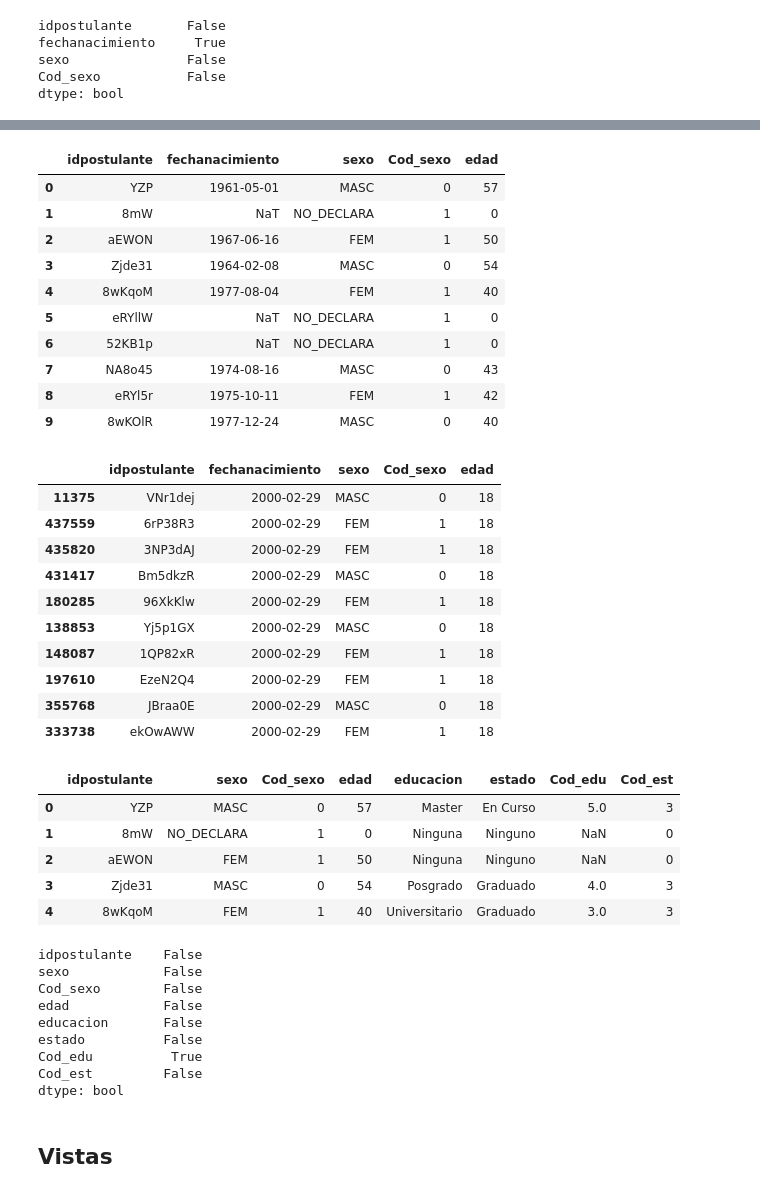
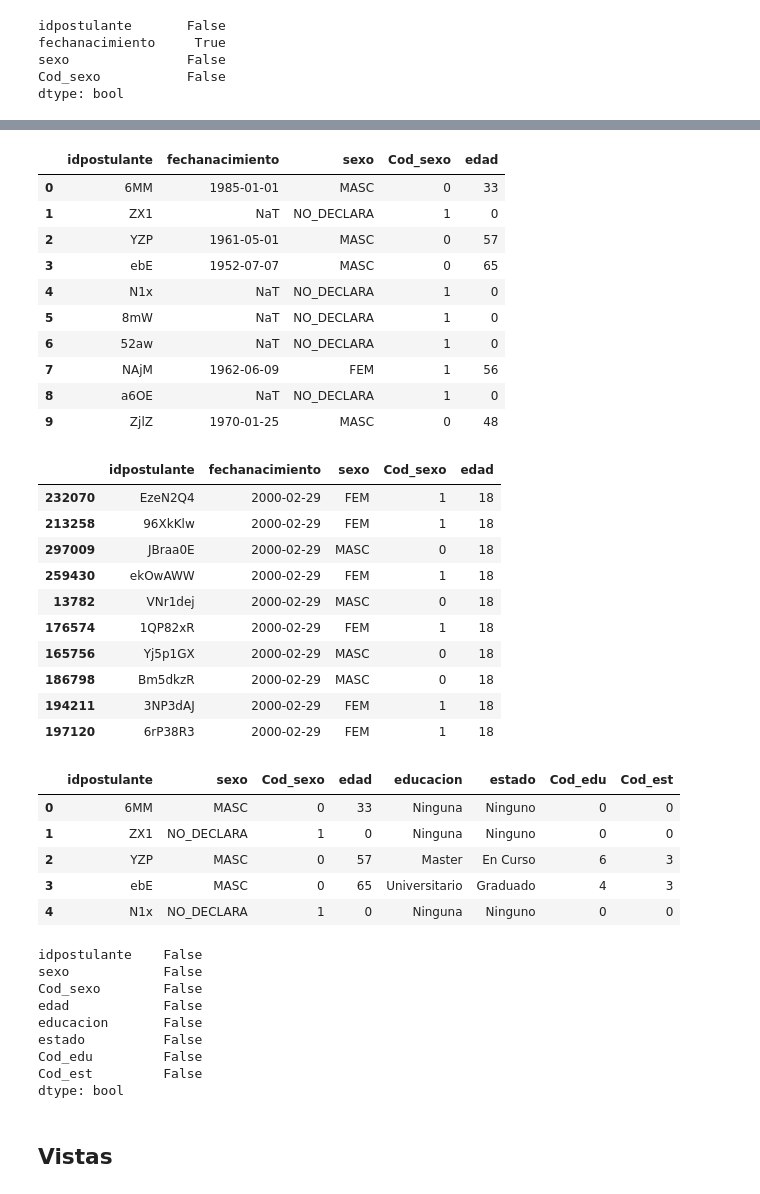
Before and after one commit to Mariano95/Analisis-exploratorio-de-datos, a Jupyter notebook: TP2.ipynb, the cells around one changed output, grey strips where cells are left out. Saved outputs shown, nothing was run; the diff lists cells and outputs as text; code cells hidden in the pictures.

```diff
--- a/TP2.ipynb
+++ b/TP2.ipynb
@@ -27,15 +28,13 @@ postulantes_genero_y_edad_hasta_15_abril = pd.read_csv('Datos/fiuba_hasta_15_abr
 postulantes_educacion_original = pd.read_csv('Datos/datos_navent_fiuba/fiuba_1_postulantes_educacion.csv')
 postulantes_genero_y_edad_original = pd.read_csv('Datos/datos_navent_fiuba/fiuba_2_postulantes_genero_y_edad.csv')
 # %%
+#Concateno datos de los tres sets y filtro postulantes repetidos
+
 postulantes_genero_y_edad = pd.concat([postulantes_genero_y_edad_desde_15_Abril,postulantes_genero_y_edad_hasta_15_abril,postulantes_genero_y_edad_original], axis=0)
 postulantes_genero_y_edad = postulantes_genero_y_edad.drop_duplicates('idpostulante')
+
+postulantes_educacion = pd.concat([postulantes_educacion_desde_15_Abril,postulantes_educacion_hasta_15_abril,postulantes_educacion_original], axis=0)
+postulantes_educacion = postulantes_educacion.drop_duplicates('idpostulante')
-# %%
-#Descarto los postulantes que están presentes en el set de prueba
-
-postulantes_genero_y_edad = postulantes_genero_y_edad.set_index('idpostulante').drop(test_final_100k_.drop_duplicates('idpostulante').idpostulante).reset_index()
-# %%
-postulantes_educacion = pd.concat([postulantes_educacion_desde_15_Abril,postulantes_educacion_hasta_15_abril,postulantes_educacion_original], axis=0)
-postulantes_educacion = postulantes_educacion
 # %%
 #Renombro las columnas a un nombre más apropiado
 
@@ -58,13 +57,14 @@ Abandonado     95117
 Name: estado, dtype: int64
 # %%
 #Para cada postulante, me interesa quedarme solamente con la mayor de sus educaciones
+#Codifico variables categóricas en forma numérica para que luego puedan procesarlas los algoritmos.
 
-postulantes_educacion['Cod_edu'] = np.array([0 if e == 'Secundario' else
-                                             1 if e == 'Otro' else
-                                             2 if e == 'Terciario/Técnico' else
-                                             3 if e == 'Universitario' else
-                                             4 if e == 'Posgrado' else
-                                             5 if e == 'Master' else 6 for e in postulantes_educacion.educacion])
+postulantes_educacion['Cod_edu'] = np.array([1 if e == 'Secundario' else
+                                             2 if e == 'Otro' else
+                                             3 if e == 'Terciario/Técnico' else
+                                             4 if e == 'Universitario' else
+                                             5 if e == 'Posgrado' else
+                                             6 if e == 'Master' else 7 for e in postulantes_educacion.educacion])
 
 postulantes_educacion['Cod_est'] = np.array([1 if e == 'Abandonado' else
                                              2 if e == 'En curso' else 3 for e in postulantes_educacion.estado])
@@ -115,16 +115,16 @@ postulantes_genero_y_edad['edad'] = postulantes_genero_y_edad['edad'].astype(int
 postulantes_genero_y_edad.head(10)
 # %% [output]
 |  | idpostulante | fechanacimiento | sexo | Cod_sexo | edad |
-| 0 | YZP | 1961-05-01 | MASC | 0 | 57 |
-| 1 | 8mW | NaT | NO_DECLARA | 1 | 0 |
-| 2 | aEWON | 1967-06-16 | FEM | 1 | 50 |
-| 3 | Zjde31 | 1964-02-08 | MASC | 0 | 54 |
-| 4 | 8wKqoM | 1977-08-04 | FEM | 1 | 40 |
-| 5 | eRYllW | NaT | NO_DECLARA | 1 | 0 |
-| 6 | 52KB1p | NaT | NO_DECLARA | 1 | 0 |
-| 7 | NA8o45 | 1974-08-16 | MASC | 0 | 43 |
-| 8 | eRYl5r | 1975-10-11 | FEM | 1 | 42 |
-| 9 | 8wKOlR | 1977-12-24 | MASC | 0 | 40 |
+| 0 | 6MM | 1985-01-01 | MASC | 0 | 33 |
+| 1 | ZX1 | NaT | NO_DECLARA | 1 | 0 |
+| 2 | YZP | 1961-05-01 | MASC | 0 | 57 |
+| 3 | ebE | 1952-07-07 | MASC | 0 | 65 |
+| 4 | N1x | NaT | NO_DECLARA | 1 | 0 |
+| 5 | 8mW | NaT | NO_DECLARA | 1 | 0 |
+| 6 | 52aw | NaT | NO_DECLARA | 1 | 0 |
+| 7 | NAjM | 1962-06-09 | FEM | 1 | 56 |
+| 8 | a6OE | NaT | NO_DECLARA | 1 | 0 |
+| 9 | ZjlZ | 1970-01-25 | MASC | 0 | 48 |
 # %%
 #Reviso la edad de las personas que cumplen años el 29/02
 
@@ -132,32 +132,33 @@ postulantes_nacidos_en_febrero = postulantes_genero_y_edad.loc[postulantes_gener
 postulantes_nacidos_en_febrero.loc[postulantes_nacidos_en_febrero['fechanacimiento'].dt.day == 29].sort_values('fechanacimiento',ascending = False).head(10)
 # %% [output]
 |  | idpostulante | fechanacimiento | sexo | Cod_sexo | edad |
-| 11375 | VNr1dej | 2000-02-29 | MASC | 0 | 18 |
-| 437559 | 6rP38R3 | 2000-02-29 | FEM | 1 | 18 |
-| 435820 | 3NP3dAJ | 2000-02-29 | FEM | 1 | 18 |
-| 431417 | Bm5dkzR | 2000-02-29 | MASC | 0 | 18 |
-| 180285 | 96XkKlw | 2000-02-29 | FEM | 1 | 18 |
-| 138853 | Yj5p1GX | 2000-02-29 | MASC | 0 | 18 |
-| 148087 | 1QP82xR | 2000-02-29 | FEM | 1 | 18 |
-| 197610 | EzeN2Q4 | 2000-02-29 | FEM | 1 | 18 |
-| 355768 | JBraa0E | 2000-02-29 | MASC | 0 | 18 |
-| 333738 | ekOwAWW | 2000-02-29 | FEM | 1 | 18 |
+| 232070 | EzeN2Q4 | 2000-02-29 | FEM | 1 | 18 |
+| 213258 | 96XkKlw | 2000-02-29 | FEM | 1 | 18 |
+| 297009 | JBraa0E | 2000-02-29 | MASC | 0 | 18 |
+| 259430 | ekOwAWW | 2000-02-29 | FEM | 1 | 18 |
+| 13782 | VNr1dej | 2000-02-29 | MASC | 0 | 18 |
+| 176574 | 1QP82xR | 2000-02-29 | FEM | 1 | 18 |
+| 165756 | Yj5p1GX | 2000-02-29 | MASC | 0 | 18 |
+| 186798 | Bm5dkzR | 2000-02-29 | MASC | 0 | 18 |
+| 194211 | 3NP3dAJ | 2000-02-29 | FEM | 1 | 18 |
+| 197120 | 6rP38R3 | 2000-02-29 | FEM | 1 | 18 |
 # %%
 #Merge de los datos de los postulantes
 
 postulantes = pd.merge(postulantes_genero_y_edad,postulantes_educacion,how='left',on='idpostulante')
 postulantes['educacion'] = postulantes['educacion'].fillna('Ninguna')
 postulantes['estado'] = postulantes['estado'].fillna('Ninguno')
 postulantes['Cod_est'] = postulantes['Cod_est'].fillna('0')
+postulantes['Cod_edu'] = postulantes['Cod_edu'].fillna('0')
 postulantes = postulantes.drop(['fechanacimiento'],axis=1)
 postulantes.head()
 # %% [output]
 |  | idpostulante | sexo | Cod_sexo | edad | educacion | estado | Cod_edu | Cod_est |
-| 0 | YZP | MASC | 0 | 57 | Master | En Curso | 5.0 | 3 |
-| 1 | 8mW | NO_DECLARA | 1 | 0 | Ninguna | Ninguno | NaN | 0 |
-| 2 | aEWON | FEM | 1 | 50 | Ninguna | Ninguno | NaN | 0 |
-| 3 | Zjde31 | MASC | 0 | 54 | Posgrado | Graduado | 4.0 | 3 |
-| 4 | 8wKqoM | FEM | 1 | 40 | Universitario | Graduado | 3.0 | 3 |
+| 0 | 6MM | MASC | 0 | 33 | Ninguna | Ninguno | 0 | 0 |
+| 1 | ZX1 | NO_DECLARA | 1 | 0 | Ninguna | Ninguno | 0 | 0 |
+| 2 | YZP | MASC | 0 | 57 | Master | En Curso | 6 | 3 |
+| 3 | ebE | MASC | 0 | 65 | Universitario | Graduado | 4 | 3 |
+| 4 | N1x | NO_DECLARA | 1 | 0 | Ninguna | Ninguno | 0 | 0 |
 # %%
 postulantes.isnull().any()
 # %% [output]
@@ -167,7 +168,7 @@ Cod_sexo        False
 edad            False
 educacion       False
 estado          False
-Cod_edu          True
+Cod_edu         False
 Cod_est         False
 dtype: bool
 # %% [markdown]
```
Also changed, not shown: parts of 42 cells of this notebook.
